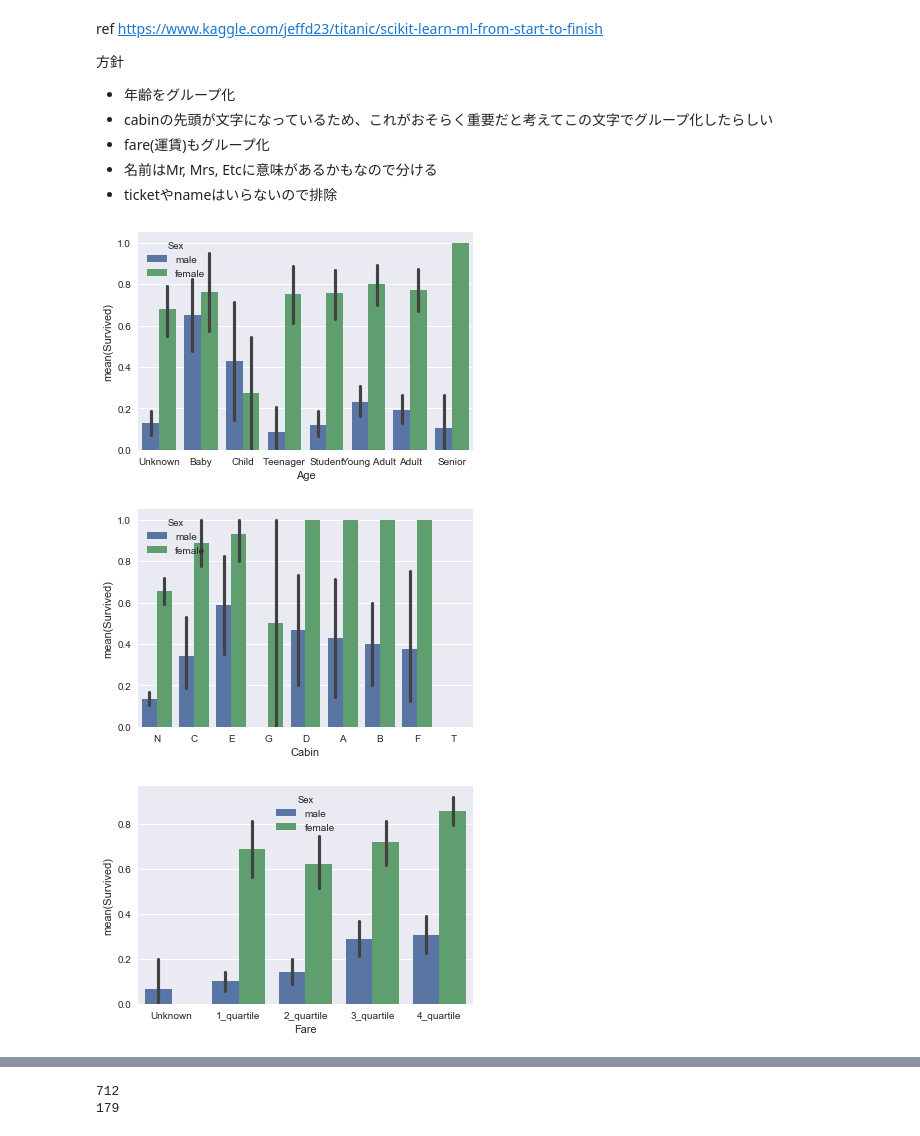
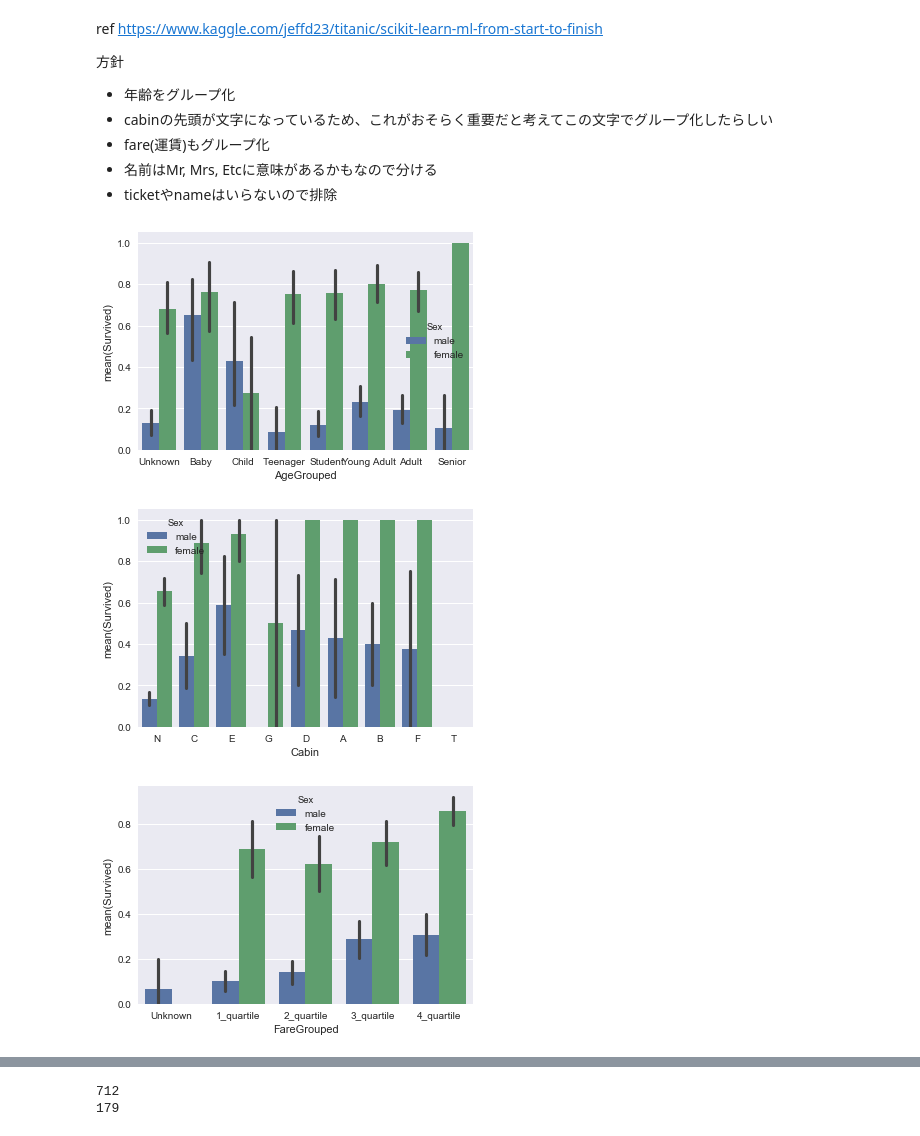
Before and after one commit to ara-ta3/kaggle-titanic-getting-started, a Jupyter notebook: Kaggle.ipynb, the cells around one changed output, grey strips where cells are left out. Drawn from its saved outputs; the diff is of its cells as text; code cells hidden in the pictures.

```diff
--- a/Kaggle.ipynb
+++ b/Kaggle.ipynb
@@ -93,7 +103,7 @@ def simplify_ages(df):
     bins = (-1, 0, 5, 12, 18, 25, 35, 60, 120)
     group_names = ['Unknown', 'Baby', 'Child', 'Teenager', 'Student', 'Young Adult', 'Adult', 'Senior']
     categories = pd.cut(df.Age, bins, labels=group_names)
-    df.Age = categories
+    df['AgeGrouped'] = categories
     return df
 
 def simplify_cabins(df):
@@ -106,7 +116,7 @@ def simplify_fares(df):
     bins = (-1, 0, 8, 15, 31, 1000)
     group_names = ['Unknown', '1_quartile', '2_quartile', '3_quartile', '4_quartile']
     categories = pd.cut(df.Fare, bins, labels=group_names)
-    df.Fare = categories
+    df['FareGrouped'] = categories
     return df
 
 def format_name(df):
@@ -147,14 +157,14 @@ ref https://www.kaggle.com/jeffd23/titanic/scikit-learn-ml-from-start-to-finish
 - ticketやnameはいらないので排除
 # %%
 # hueは色合いらしい
-sns.barplot(x="Age", y="Survived", hue="Sex", data=train);
+sns.barplot(x="AgeGrouped", y="Survived", hue="Sex", data=train);
 # %% [output]
-[figure, old version]
+[figure, new version]
 # %%
 sns.barplot(x="Cabin", y="Survived", hue="Sex", data=train);
 # %% [output]
-[figure, old version]
+[figure, new version]
 # %%
-sns.barplot(x="Fare", y="Survived", hue="Sex", data=train);
+sns.barplot(x="FareGrouped", y="Survived", hue="Sex", data=train);
 # %% [output]
-[figure, old version]
+[figure, new version]
```
Also changed, not shown: parts of 15 cells of this notebook.
